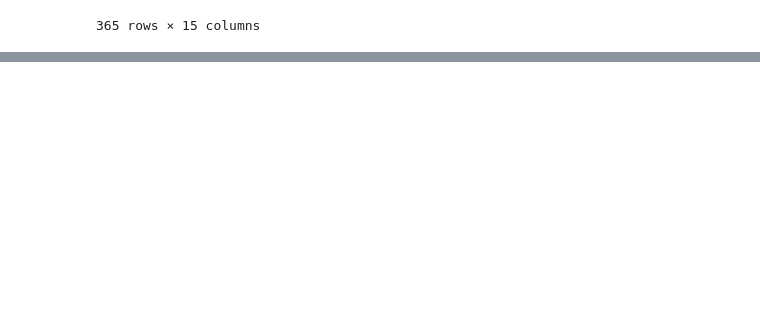
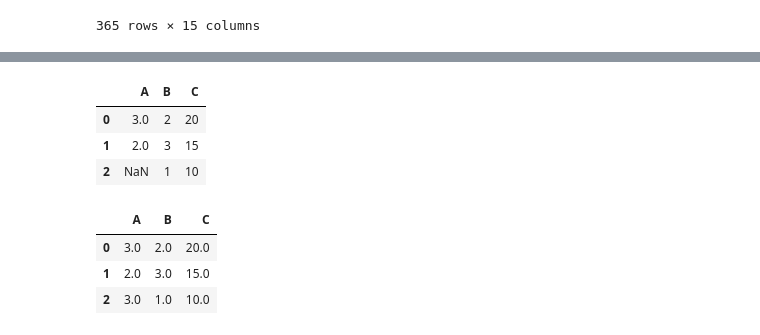
Before and after one commit to HafidAmbardi/tabulardataguidebook, a Jupyter notebook: Preprocessing/Preprocessing.ipynb, the cells around one changed output, grey strips where cells are left out. Saved outputs shown, nothing was run; the diff lists cells and outputs as text; code cells hidden in the pictures; blank space fills up the shorter version.

Commit message:
feat: knn imputation, custom knn imputation, and one hot encoding

```diff
--- a/Preprocessing/Preprocessing.ipynb
+++ b/Preprocessing/Preprocessing.ipynb
@@ -378,0 +458,61 @@ pd.DataFrame(output, columns=pipeline.named_steps['preprocessor'].get_feature_na
+# %%
+from sklearn.base import BaseEstimator, TransformerMixin
+from sklearn.preprocessing import StandardScaler
+from sklearn.impute import KNNImputer
+from sklearn.pipeline import Pipeline
+
+# Define a custom transformer for StandardScaler that stores mean and std
+class CustomStandardScaler(BaseEstimator, TransformerMixin):
+    def __init__(self):
+        self.scaler = StandardScaler()
+        self.mean_ = None
+        self.scale_ = None
+
+    def fit(self, X, y=None):
+        self.scaler.fit(X)
+        self.mean_ = self.scaler.mean_
+        self.scale_ = self.scaler.scale_
+        return self
+
+    def transform(self, X, y=None):
+        return self.scaler.transform(X)
+
+# Define a custom transformer to reverse standardization
+class InverseStandardScaler(BaseEstimator, TransformerMixin):
+    def __init__(self, scaler):
+        self.scaler = scaler
+
+    def fit(self, X, y=None):
+        return self
+
+    def transform(self, X, y=None):
+        return X * self.scaler.scale_ + self.scaler.mean_
+
+# Define the transformers
+scaler = CustomStandardScaler()
+knn_imputer = KNNImputer(n_neighbors=1)
+inverse_scaler = InverseStandardScaler(scaler)
+
+# Define your pipeline
+pipeline = Pipeline(steps=[
+    ('scaler', scaler),
+    ('knn', knn_imputer),
+    ('inverse_scaler', inverse_scaler)
+])
+
+# Apply the pipeline to the data
+output = pipeline.fit_transform(data4)
+
+# Convert the output to a DataFrame
+output_df = pd.DataFrame(output, columns=data4.columns)
+display(data4)
+display(output_df)
+# %% [output]
+|  | A | B | C |
+| 0 | 3.0 | 2 | 20 |
+| 1 | 2.0 | 3 | 15 |
+| 2 | NaN | 1 | 10 |
+|  | A | B | C |
+| 0 | 3.0 | 2.0 | 20.0 |
+| 1 | 2.0 | 3.0 | 15.0 |
+| 2 | 3.0 | 1.0 | 10.0 |
```
Also changed, not shown: parts of 9 cells of this notebook, 2 other files.
